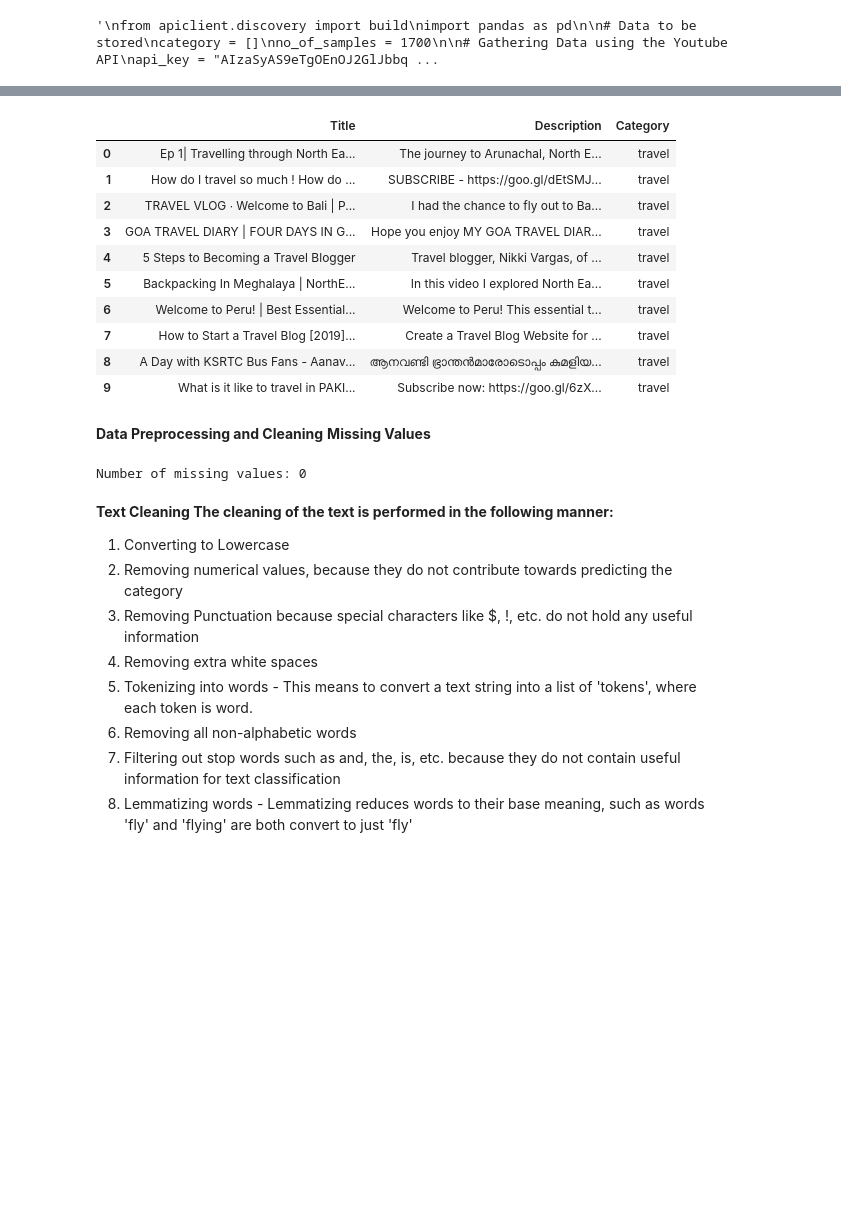
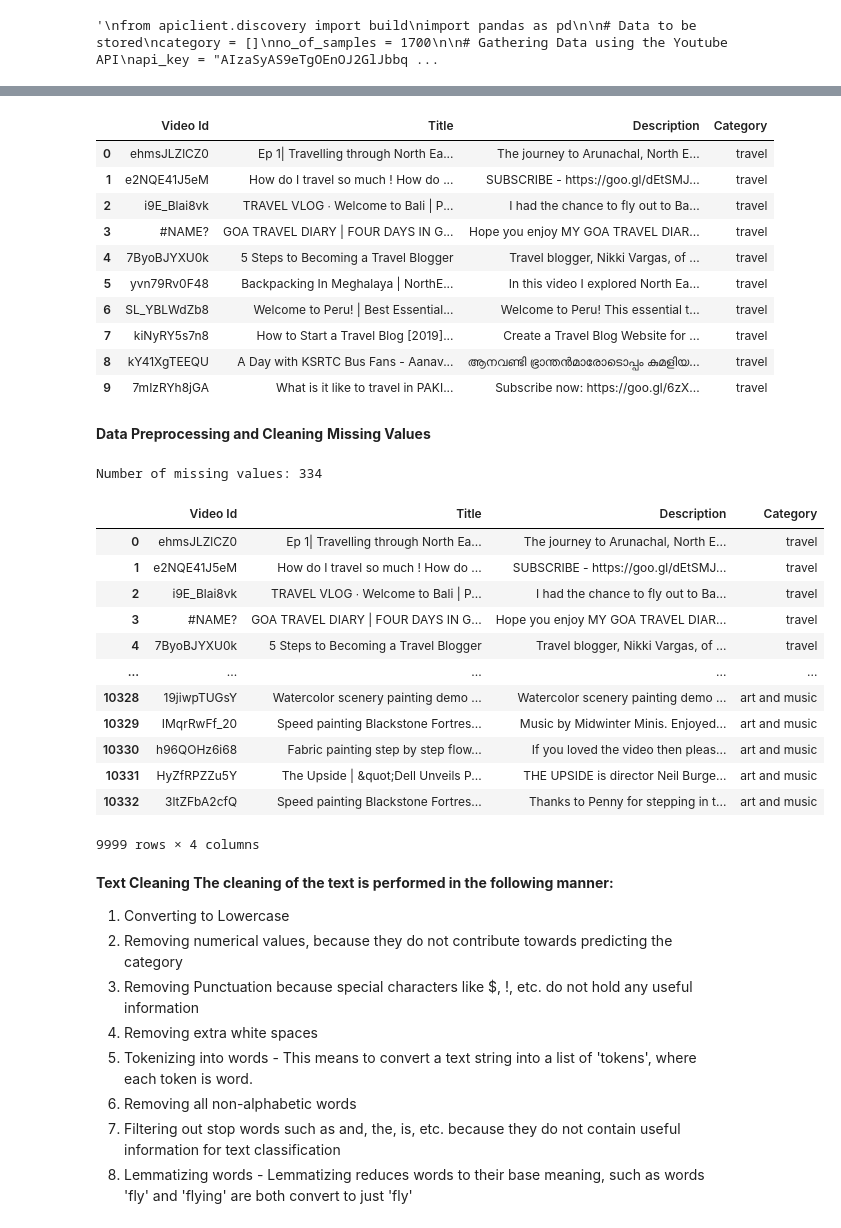
Before and after one commit to bhupeshjoshi7/Ad-Recommender-System, a Jupyter notebook: recommendation.ipynb, the cells around one changed output, grey strips where cells are left out. Saved outputs shown, nothing was run; the diff lists cells and outputs as text; code cells hidden in the pictures; blank space fills up the shorter version.

```diff
--- a/recommendation.ipynb
+++ b/recommendation.ipynb
@@ -183,29 +194,43 @@ from nltk.stem.wordnet import WordNetLemmatizer
 # %%
 vdata = pd.read_csv('Videos_data.csv')
-vdata = data.iloc[:, 1:]     # Remove extra un-named column
+vdata = vdata.iloc[:, 1:]     # Remove extra un-named column
 vdata.head(10)
 # %% [output]
-|  | Title | Description | Category |
-| 0 | Ep 1| Travelling through North Ea... | The journey to Arunachal, North E... | travel |
-| 1 | How do I travel so much ! How do ... | SUBSCRIBE - https://goo.gl/dEtSMJ... | travel |
-| 2 | TRAVEL VLOG ∙ Welcome to Bali | P... | I had the chance to fly out to Ba... | travel |
-| 3 | GOA TRAVEL DIARY | FOUR DAYS IN G... | Hope you enjoy MY GOA TRAVEL DIAR... | travel |
-| 4 | 5 Steps to Becoming a Travel Blogger | Travel blogger, Nikki Vargas, of ... | travel |
-| 5 | Backpacking In Meghalaya | NorthE... | In this video I explored North Ea... | travel |
-| 6 | Welcome to Peru! | Best Essential... | Welcome to Peru! This essential t... | travel |
-| 7 | How to Start a Travel Blog [2019]... | Create a Travel Blog Website for ... | travel |
-| 8 | A Day with KSRTC Bus Fans - Aanav... | ആനവണ്ടി ഭ്രാന്തൻമാരോടൊപ്പം കുമളിയ... | travel |
-| 9 | What is it like to travel in PAKI... | Subscribe now: https://goo.gl/6zX... | travel |
+|  | Video Id | Title | Description | Category |
+| 0 | ehmsJLZlCZ0 | Ep 1| Travelling through North Ea... | The journey to Arunachal, North E... | travel |
+| 1 | e2NQE41J5eM | How do I travel so much ! How do ... | SUBSCRIBE - https://goo.gl/dEtSMJ... | travel |
+| 2 | i9E_Blai8vk | TRAVEL VLOG ∙ Welcome to Bali | P... | I had the chance to fly out to Ba... | travel |
+| 3 | #NAME? | GOA TRAVEL DIARY | FOUR DAYS IN G... | Hope you enjoy MY GOA TRAVEL DIAR... | travel |
+| 4 | 7ByoBJYXU0k | 5 Steps to Becoming a Travel Blogger | Travel blogger, Nikki Vargas, of ... | travel |
+| 5 | yvn79Rv0F48 | Backpacking In Meghalaya | NorthE... | In this video I explored North Ea... | travel |
+| 6 | SL_YBLWdZb8 | Welcome to Peru! | Best Essential... | Welcome to Peru! This essential t... | travel |
+| 7 | kiNyRY5s7n8 | How to Start a Travel Blog [2019]... | Create a Travel Blog Website for ... | travel |
+| 8 | kY41XgTEEQU | A Day with KSRTC Bus Fans - Aanav... | ആനവണ്ടി ഭ്രാന്തൻമാരോടൊപ്പം കുമളിയ... | travel |
+| 9 | 7mIzRYh8jGA | What is it like to travel in PAKI... | Subscribe now: https://goo.gl/6zX... | travel |
 # %% [markdown]
 **Data Preprocessing and Cleaning**
 **Missing Values**
 # %%
-num_missing_desc = data.isnull().sum()[2]
+num_missing_desc = vdata.isnull().sum()[2]
 # No. of values with msising descriptions
 print('Number of missing values: ' + str(num_missing_desc))
-vdata = data.dropna()
+vdata = vdata.dropna()
+vdata
 # %% [output]
-Number of missing values: 0
+Number of missing values: 334
+|  | Video Id | Title | Description | Category |
+| 0 | ehmsJLZlCZ0 | Ep 1| Travelling through North Ea... | The journey to Arunachal, North E... | travel |
+| 1 | e2NQE41J5eM | How do I travel so much ! How do ... | SUBSCRIBE - https://goo.gl/dEtSMJ... | travel |
+| 2 | i9E_Blai8vk | TRAVEL VLOG ∙ Welcome to Bali | P... | I had the chance to fly out to Ba... | travel |
+| 3 | #NAME? | GOA TRAVEL DIARY | FOUR DAYS IN G... | Hope you enjoy MY GOA TRAVEL DIAR... | travel |
+| 4 | 7ByoBJYXU0k | 5 Steps to Becoming a Travel Blogger | Travel blogger, Nikki Vargas, of ... | travel |
+| ... | ... | ... | ... | ... |
+| 10328 | 19jiwpTUGsY | Watercolor scenery painting demo ... | Watercolor scenery painting demo ... | art and music |
+| 10329 | IMqrRwFf_20 | Speed painting Blackstone Fortres... | Music by Midwinter Minis. Enjoyed... | art and music |
+| 10330 | h96QOHz6i68 | Fabric painting step by step flow... | If you loved the video then pleas... | art and music |
+| 10331 | HyZfRPZZu5Y | The Upside | &quot;Dell Unveils P... | THE UPSIDE is director Neil Burge... | art and music |
+| 10332 | 3ltZFbA2cfQ | Speed painting Blackstone Fortres... | Thanks to Penny for stepping in t... | art and music |
+9999 rows × 4 columns
 # %% [markdown]
 **Text Cleaning
 The cleaning of the text is performed in the following manner:**
```
Also changed, not shown: parts of 15 cells of this notebook, 2 other files.
